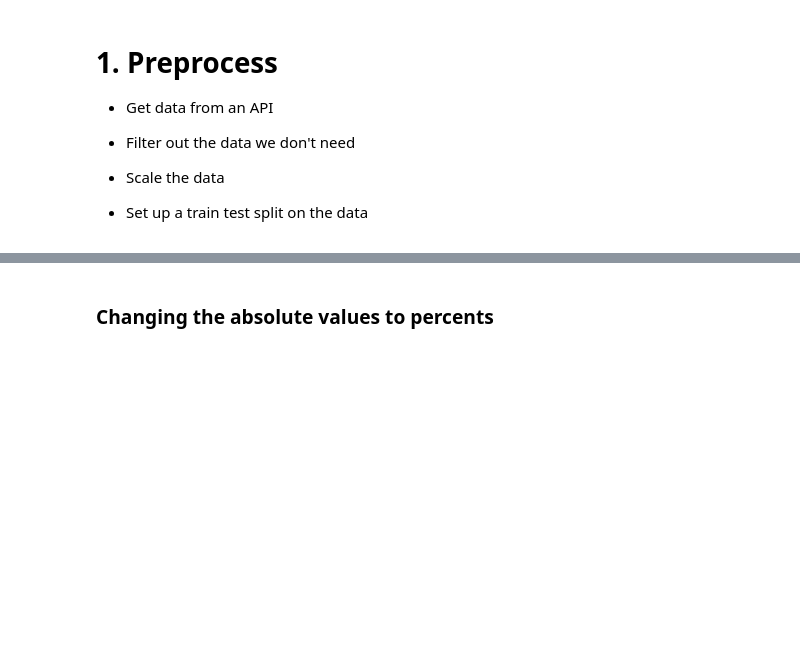
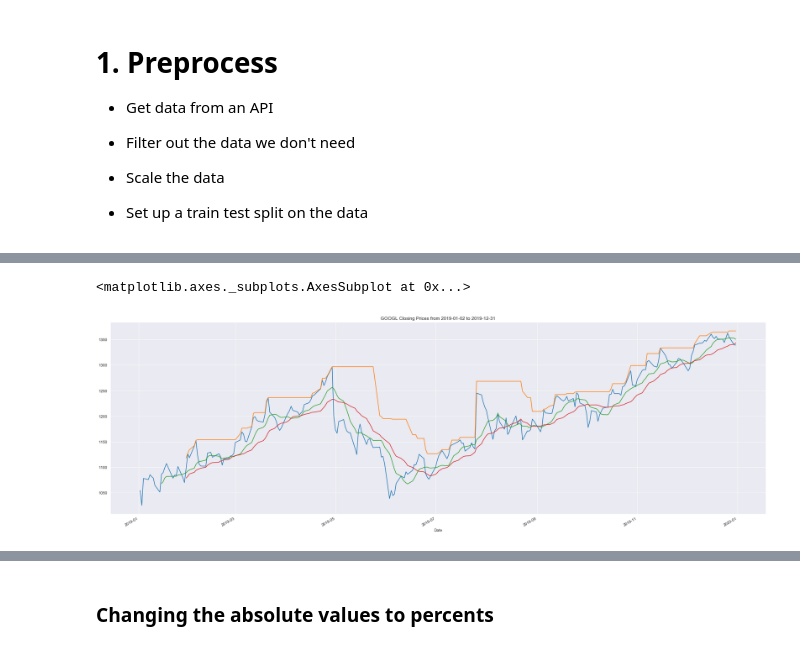
Before and after one commit to DataNinjasPro/Project_2, a Jupyter notebook: main.ipynb, the cells around one changed output, grey strips where cells are left out. Drawn from its saved outputs; the diff is of its cells as text; code cells hidden in the pictures; blank space fills up the shorter version.

```diff
--- a/main.ipynb
+++ b/main.ipynb
@@ -56,0 +56,21 @@ df
+# %%
+df = df['2019']
+# %%
+start_day = str(df.index[0]).split(' ')[0]
+end_day = str(df.index[-1]).split(' ')[0]
+
+twenty_day_max = df.High.rolling(window = 20).max()
+# twenty_day_low = df.Low.rolling(window = 5).min()
+
+rolling_short = df.Close.rolling(window = 10).mean()
+rolling_long = df.Close.rolling(window = 20).mean()
+
+df.Close.plot(figsize = (30,10),
+             title = f'{ticker} Closing Prices from {start_day} to {end_day}', grid = True)
+twenty_day_max.plot()
+# twenty_day_low.plot()
+rolling_short.plot()
+rolling_long.plot()
+# %% [output]
+<matplotlib.axes._subplots.AxesSubplot at 0x...>
+[figure, added]
```
Also changed, not shown: parts of 5 cells of this notebook.
